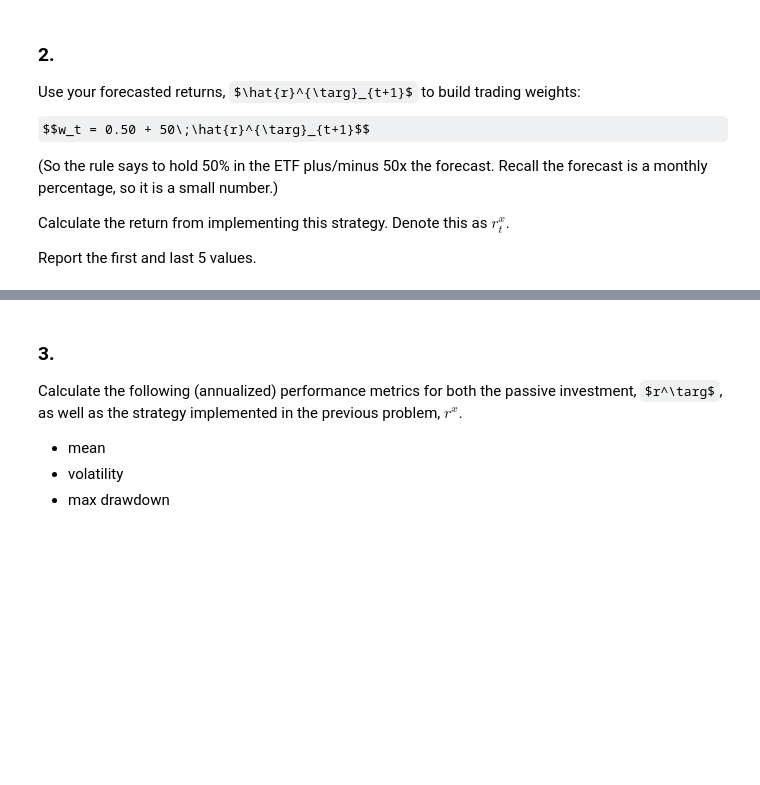
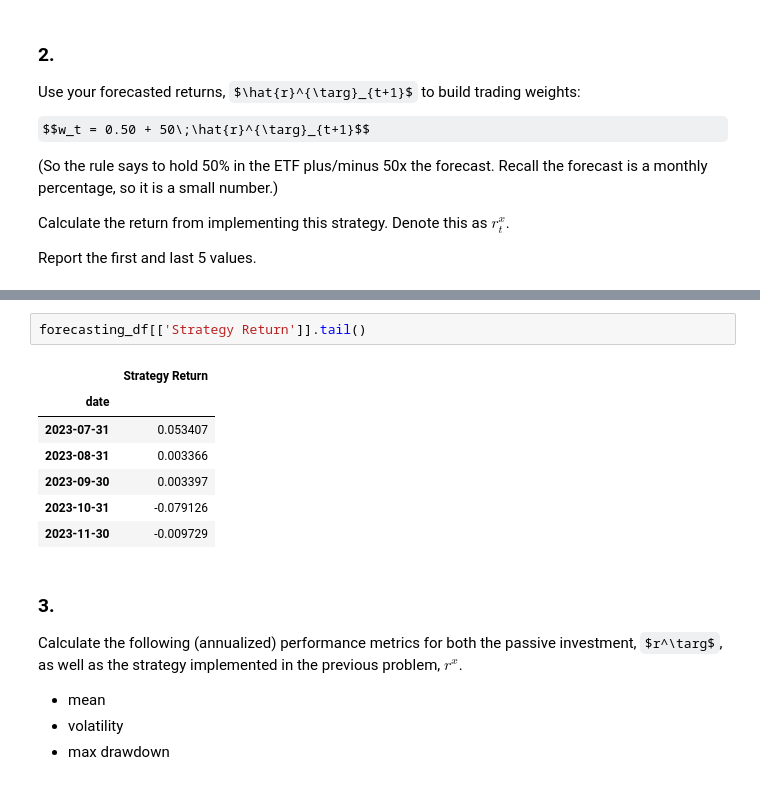
Before and after one commit to ekopen/finm-portfolio-2024, a Jupyter notebook: exams/practice Final Exam v2.ipynb, the cells around one changed output, grey strips where cells are left out. Drawn from its saved outputs; the diff is of its cells as text; some formulas as TeX source; blank space fills up the shorter version.

```diff
--- a/exams/practice Final Exam v2.ipynb
+++ b/exams/practice Final Exam v2.ipynb
@@ -511,3 +567,13 @@ Report the first and last 5 values.
+# %%
+forecasting_df[['Strategy Return']].tail()
+# %% [output]
+|  | Strategy Return |
+| date |  |
+| 2023-07-31 | 0.053407 |
+| 2023-08-31 | 0.003366 |
+| 2023-09-30 | 0.003397 |
+| 2023-10-31 | -0.079126 |
+| 2023-11-30 | -0.009729 |
 # %% [markdown]
 ### 3.
 
```
Also changed, not shown: parts of 14 cells of this notebook.
